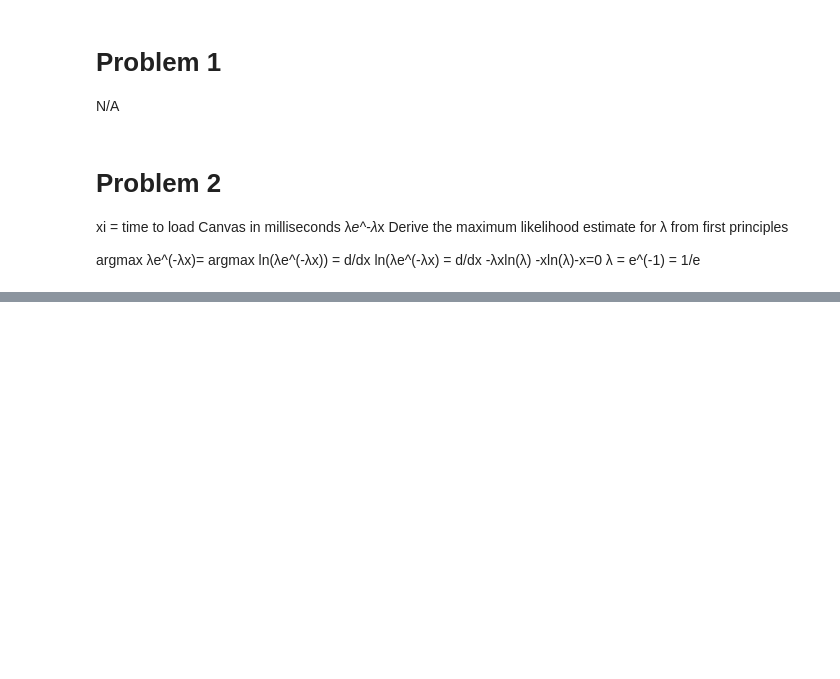
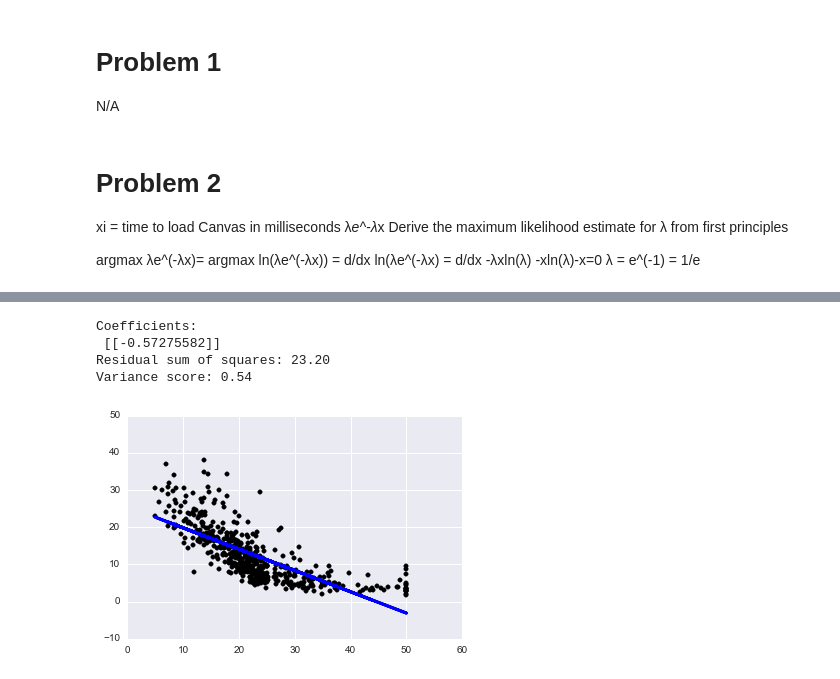
Before and after one commit to mghodges/HW1, a Jupyter notebook: HW1 Solutions.ipynb, the cells around one changed output, grey strips where cells are left out. Cells and saved outputs as stored; diff of their text form; code cells hidden in the pictures; blank space fills up the shorter version.

```diff
--- a/HW1 Solutions.ipynb
+++ b/HW1 Solutions.ipynb
@@ -86,0 +91,38 @@ sns.regplot(x = 'ToSleep', y='WakeUp', data = student_data)
+# %%
+housing_data = pd.read_csv("https://archive.ics.uci.edu/ml/machine-learning-databases/housing/housing.data",
+                           delim_whitespace=True, header = None, names = ["CRIM", "ZN", "INDUS", "CHAS", "NOX", "RM",
+                                                                          "AGE", "DIS", "RAD", "TAX", "PTRATIO", "B",
+                                                                          "LSTAT", "MEDV"] )
+housing_data = housing_data.dropna()
+#housing_data.head()
+# %%
+# part A and B
+medv = housing_data.MEDV
+lstat = housing_data.LSTAT
+medv = medv.reshape(-1,1)
+lstat = lstat.reshape(-1,1)
+#, lstat = housing_data['MEDV'].tolist(), housing_data['LSTAT'].tolist()
+#lstat = housing_data['LSTAT'].tolist()
+regr = linear_model.LinearRegression()
+regr.fit(medv,lstat)
+#print(medv.length())
+
+# The coefficients
+print('Coefficients: \n', regr.coef_)
+# The mean square error
+print("Residual sum of squares: %.2f"
+      % np.mean((regr.predict(medv) - lstat) ** 2))
+# Explained variance score: 1 is perfect prediction
+print('Variance score: %.2f' % regr.score(medv, lstat))
+
+# Plot outputs
+plt.scatter(medv, lstat,  color='black')
+plt.plot(medv, regr.predict(medv), color='blue', linewidth=3)
+
+plt.show()
+# %% [output]
+Coefficients:
+ [[-0.57275582]]
+Residual sum of squares: 23.20
+Variance score: 0.54
+[figure, added]
```
Also changed, not shown: parts of 10 cells of this notebook.
